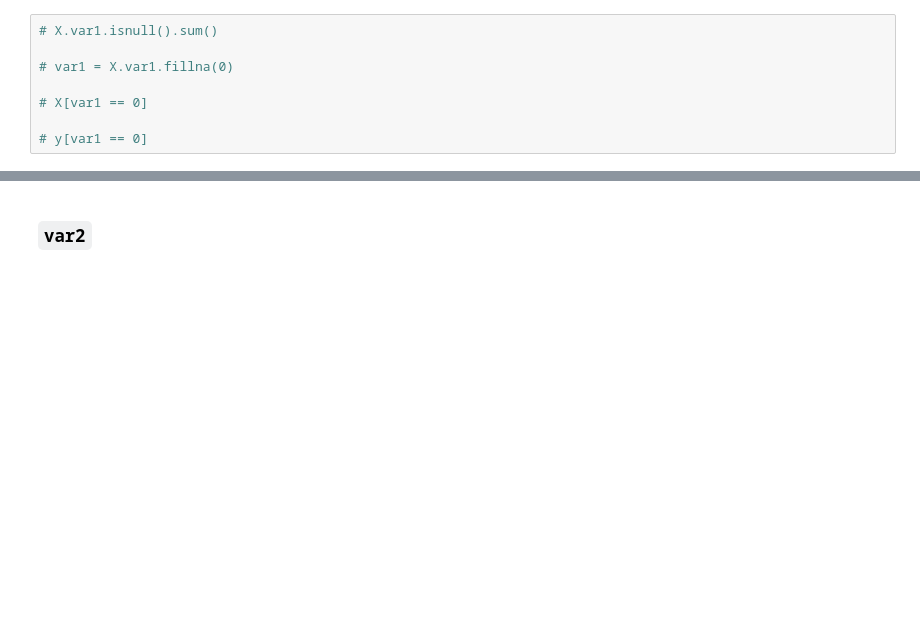
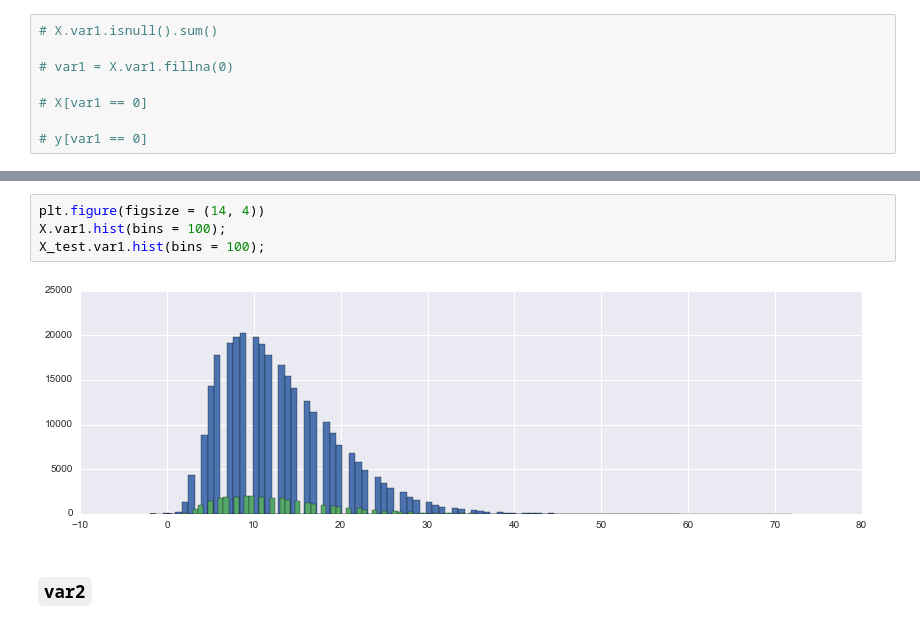
Before and after one commit to demidovakatya/competitions, a Jupyter notebook: exploratory_data_analysis.ipynb, the cells around one changed output, grey strips where cells are left out. Cells and saved outputs as stored; diff of their text form; blank space fills up the shorter version.

```diff
--- a/exploratory_data_analysis.ipynb
+++ b/exploratory_data_analysis.ipynb
@@ -512,3 +525,9 @@ Name: profession, dtype: int64
+# %%
+plt.figure(figsize = (14, 4))
+X.var1.hist(bins = 100);
+X_test.var1.hist(bins = 100);
+# %% [output]
+[figure, added]
 # %% [markdown]
 ### `var2`
 # %%
```
Also changed, not shown: parts of 26 cells of this notebook.
